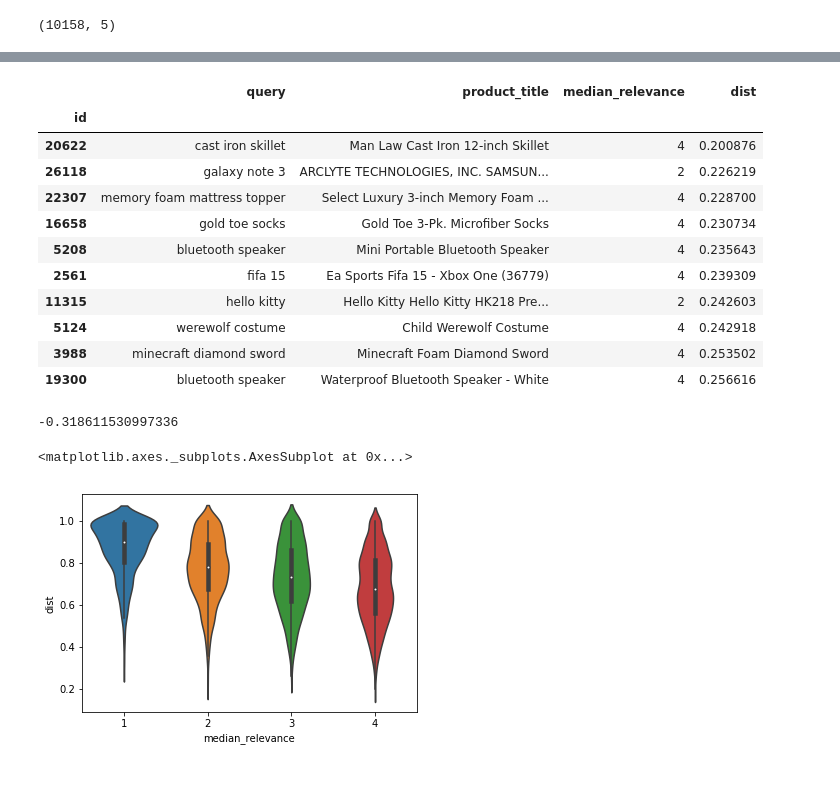
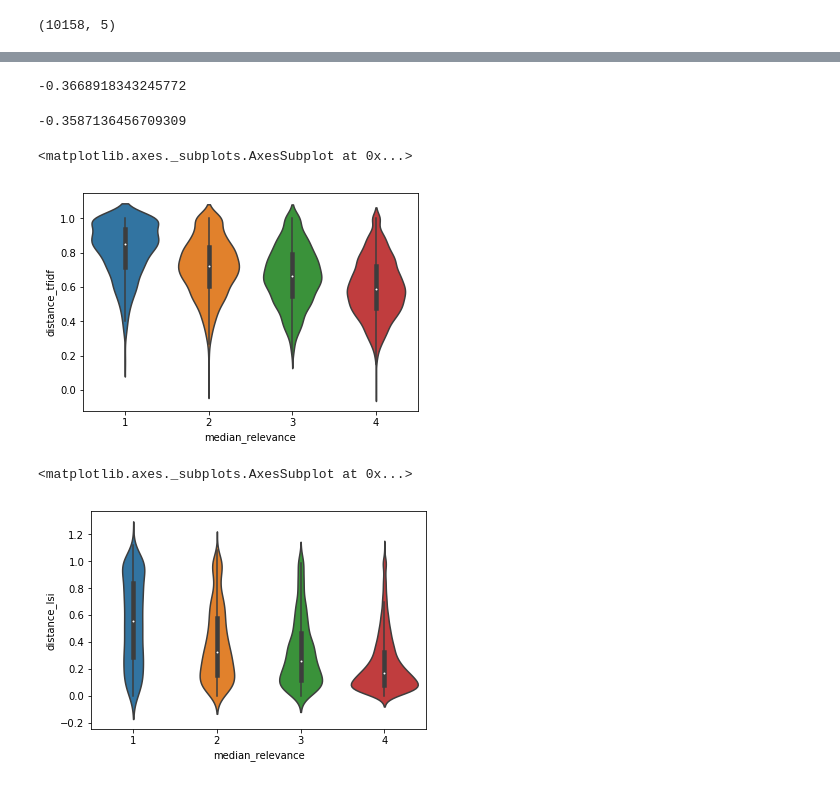
Before and after one commit to EikeDehling/machine-learnings, a Jupyter notebook: nlp_similarity_crowdflower.ipynb, the cells around one changed output, grey strips where cells are left out. Cells and saved outputs as stored; diff of their text form; code cells hidden in the pictures.

```diff
--- a/nlp_similarity_crowdflower.ipynb
+++ b/nlp_similarity_crowdflower.ipynb
@@ -56,28 +97,24 @@ df['dist'] = list(map(lambda x: cosine(x[0], x[1]), zip(product_vectors, query_v
 # %%
-df[['query', 'product_title', 'median_relevance', 'dist']].sort_values(by=['dist']).head(n=10)
+# df[['query', 'product_title_and_desription', 'median_relevance', 'dist']].sort_values(by=['dist']).head(n=10)
-# %% [output]
-|  | query | product_title | median_relevance | dist |
-| id |  |  |  |  |
-| 20622 | cast iron skillet | Man Law Cast Iron 12-inch Skillet | 4 | 0.200876 |
-| 26118 | galaxy note 3 | ARCLYTE TECHNOLOGIES, INC. SAMSUN... | 2 | 0.226219 |
-| 22307 | memory foam mattress topper | Select Luxury 3-inch Memory Foam ... | 4 | 0.228700 |
-| 16658 | gold toe socks | Gold Toe 3-Pk. Microfiber Socks | 4 | 0.230734 |
-| 5208 | bluetooth speaker | Mini Portable Bluetooth Speaker | 4 | 0.235643 |
-| 2561 | fifa 15 | Ea Sports Fifa 15 - Xbox One (36779) | 4 | 0.239309 |
-| 11315 | hello kitty | Hello Kitty Hello Kitty HK218 Pre... | 2 | 0.242603 |
-| 5124 | werewolf costume | Child Werewolf Costume | 4 | 0.242918 |
-| 3988 | minecraft diamond sword | Minecraft Foam Diamond Sword | 4 | 0.253502 |
-| 19300 | bluetooth speaker | Waterproof Bluetooth Speaker - White | 4 | 0.256616 |
 # %%
-df['median_relevance'].corr(df['dist'])
+df['median_relevance'].corr(df['distance_tfidf'])
 # %% [output]
--0.318611530997336
+-0.3668918343245772
+# %%
+df['median_relevance'].corr(df['distance_lsi'])
+# %% [output]
+-0.3587136456709309
 # %%
 import seaborn as sns
 %matplotlib inline
 
-sns.violinplot(x='median_relevance', y='dist', data=df)
+sns.violinplot(x='median_relevance', y='distance_tfidf', data=df)
 # %% [output]
 <matplotlib.axes._subplots.AxesSubplot at 0x...>
-[figure, old version]
+[figure, new version]
+# %%
+sns.violinplot(x='median_relevance', y='distance_lsi', data=df)
+# %% [output]
+<matplotlib.axes._subplots.AxesSubplot at 0x...>
+[figure, added]
 # %%
```
Also changed, not shown: parts of 22 cells of this notebook.
